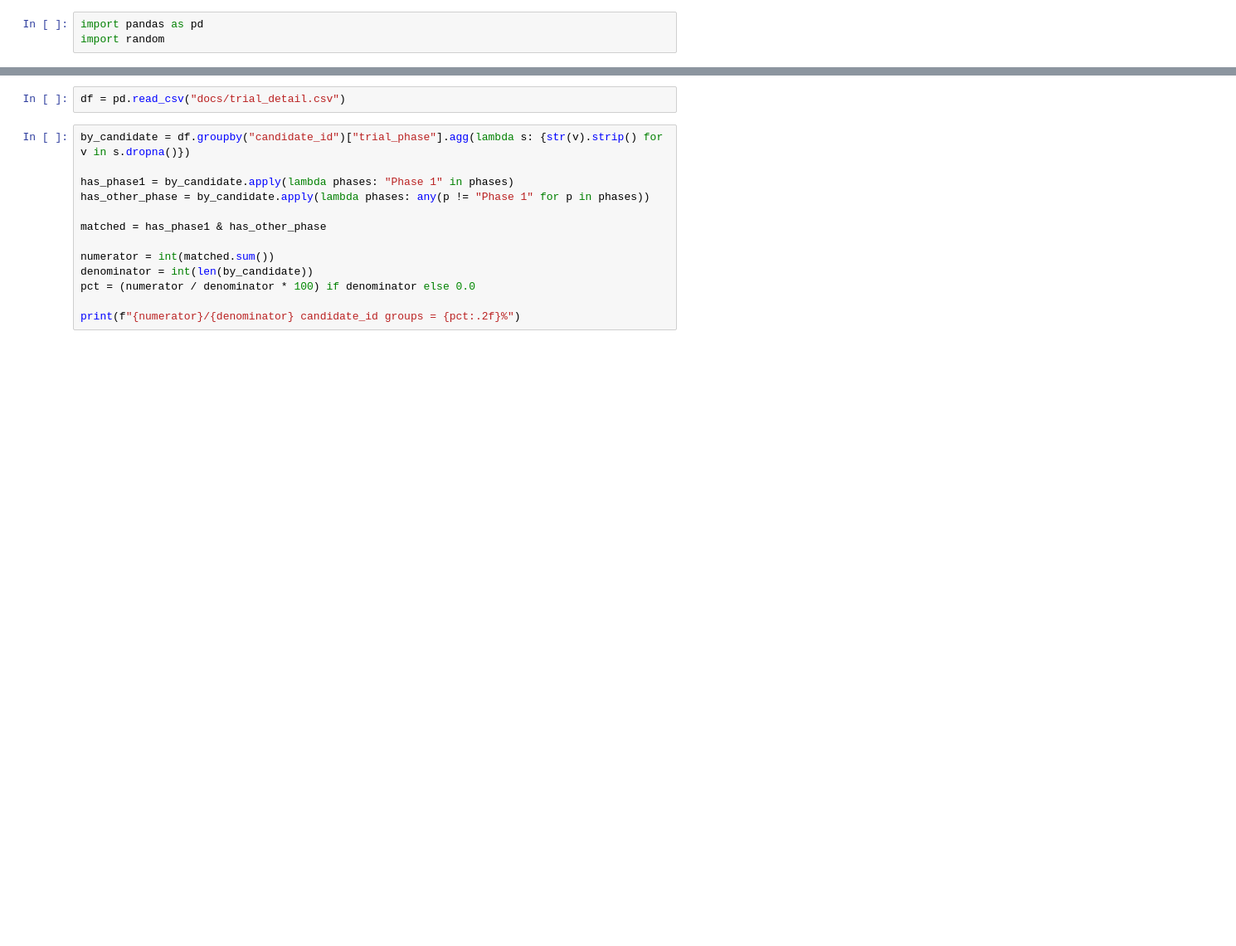
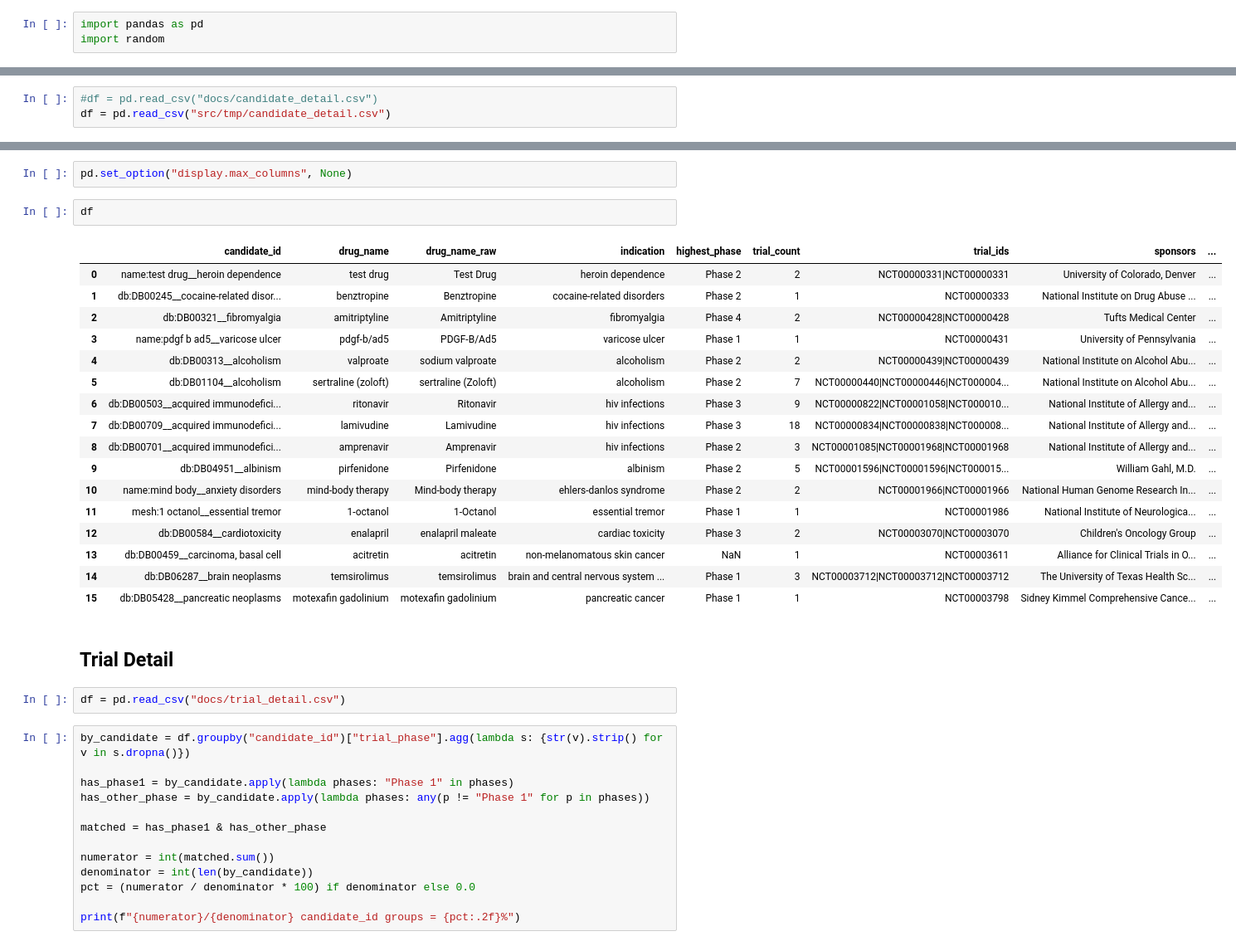
Before and after one commit to samirkt/drug-success-report, a Jupyter notebook: data_exploration.ipynb, the cells around one changed output, grey strips where cells are left out. Shown at 83% size. Drawn from its saved outputs; the diff is of its cells as text; blank space fills up the shorter version.

```diff
--- a/data_exploration.ipynb
+++ b/data_exploration.ipynb
@@ -3,0 +6,3 @@ import random
+# %%
+#df = pd.read_csv("docs/candidate_detail.csv")
+df = pd.read_csv("src/tmp/candidate_detail.csv")
@@ -4,3 +24,27 @@ import random
+# %%
+pd.set_option("display.max_columns", None)
+# %%
+df
+# %% [output]
+|  | candidate_id | drug_name | drug_name_raw | indication | highest_phase | trial_count | trial_ids | sponsors | ... |
+| 0 | name:test drug__heroin dependence | test drug | Test Drug | heroin dependence | Phase 2 | 2 | NCT00000331|NCT00000331 | University of Colorado, Denver | ... |
+| 1 | db:DB00245__cocaine-related disor... | benztropine | Benztropine | cocaine-related disorders | Phase 2 | 1 | NCT00000333 | National Institute on Drug Abuse ... | ... |
+| 2 | db:DB00321__fibromyalgia | amitriptyline | Amitriptyline | fibromyalgia | Phase 4 | 2 | NCT00000428|NCT00000428 | Tufts Medical Center | ... |
+| 3 | name:pdgf b ad5__varicose ulcer | pdgf-b/ad5 | PDGF-B/Ad5 | varicose ulcer | Phase 1 | 1 | NCT00000431 | University of Pennsylvania | ... |
+| 4 | db:DB00313__alcoholism | valproate | sodium valproate | alcoholism | Phase 2 | 2 | NCT00000439|NCT00000439 | National Institute on Alcohol Abu... | ... |
+| 5 | db:DB01104__alcoholism | sertraline (zoloft) | sertraline (Zoloft) | alcoholism | Phase 2 | 7 | NCT00000440|NCT00000446|NCT000004... | National Institute on Alcohol Abu... | ... |
+| 6 | db:DB00503__acquired immunodefici... | ritonavir | Ritonavir | hiv infections | Phase 3 | 9 | NCT00000822|NCT00001058|NCT000010... | National Institute of Allergy and... | ... |
+| 7 | db:DB00709__acquired immunodefici... | lamivudine | Lamivudine | hiv infections | Phase 3 | 18 | NCT00000834|NCT00000838|NCT000008... | National Institute of Allergy and... | ... |
+| 8 | db:DB00701__acquired immunodefici... | amprenavir | Amprenavir | hiv infections | Phase 2 | 3 | NCT00001085|NCT00001968|NCT00001968 | National Institute of Allergy and... | ... |
+| 9 | db:DB04951__albinism | pirfenidone | Pirfenidone | albinism | Phase 2 | 5 | NCT00001596|NCT00001596|NCT000015... | William Gahl, M.D. | ... |
+| 10 | name:mind body__anxiety disorders | mind-body therapy | Mind-body therapy | ehlers-danlos syndrome | Phase 2 | 2 | NCT00001966|NCT00001966 | National Human Genome Research In... | ... |
+| 11 | mesh:1 octanol__essential tremor | 1-octanol | 1-Octanol | essential tremor | Phase 1 | 1 | NCT00001986 | National Institute of Neurologica... | ... |
+| 12 | db:DB00584__cardiotoxicity | enalapril | enalapril maleate | cardiac toxicity | Phase 3 | 2 | NCT00003070|NCT00003070 | Children's Oncology Group | ... |
+| 13 | db:DB00459__carcinoma, basal cell | acitretin | acitretin | non-melanomatous skin cancer | NaN | 1 | NCT00003611 | Alliance for Clinical Trials in O... | ... |
+| 14 | db:DB06287__brain neoplasms | temsirolimus | temsirolimus | brain and central nervous system ... | Phase 1 | 3 | NCT00003712|NCT00003712|NCT00003712 | The University of Texas Health Sc... | ... |
+| 15 | db:DB05428__pancreatic neoplasms | motexafin gadolinium | motexafin gadolinium | pancreatic cancer | Phase 1 | 1 | NCT00003798 | Sidney Kimmel Comprehensive Cance... | ... |
+# %% [markdown]
+## Trial Detail
 # %%
 df = pd.read_csv("docs/trial_detail.csv")
 # %%
```
Also changed, not shown: parts of 2 cells of this notebook, 2 other files.
